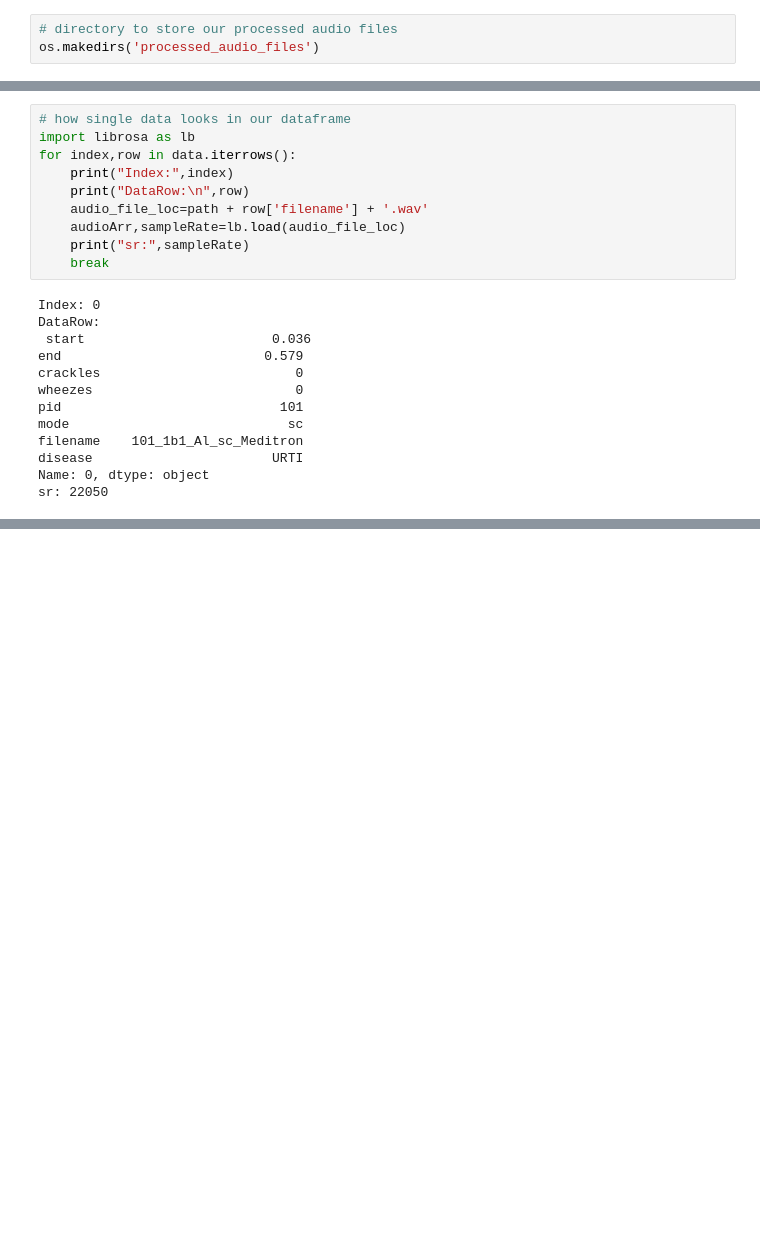
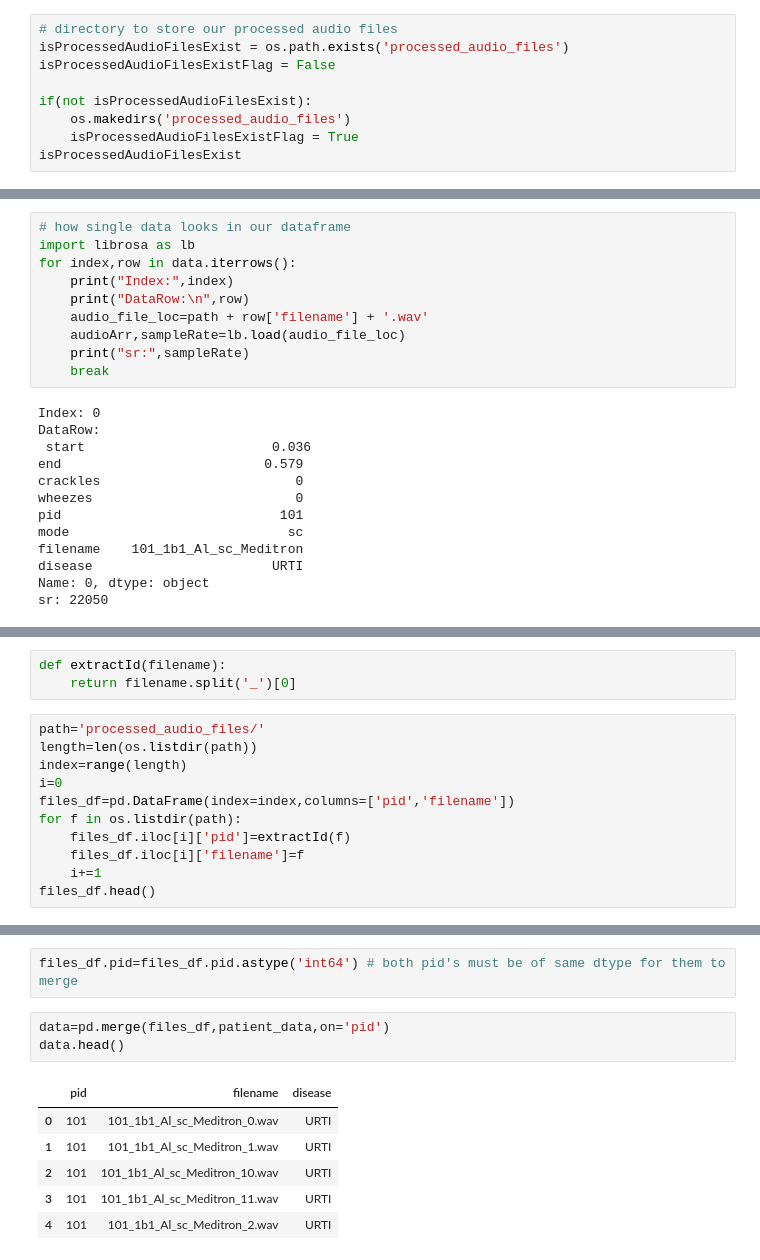
Before and after one commit to adityahbapat/Respiratory-Disorder-Classification-Based-on-Lung-Auscultation-Sounds, a Jupyter notebook: respiratory_disorder_classification.ipynb, the cells around one changed output, grey strips where cells are left out. Saved outputs shown, nothing was run; the diff lists cells and outputs as text; blank space fills up the shorter version.

```diff
--- a/respiratory_disorder_classification.ipynb
+++ b/respiratory_disorder_classification.ipynb
@@ -221,4 +226,10 @@ Zero-padding refers to the process of symmetrically adding zeroes to the input m
 Here zero padding would mean silence.
 # %%
 # directory to store our processed audio files
-os.makedirs('processed_audio_files')
+isProcessedAudioFilesExist = os.path.exists('processed_audio_files')
+isProcessedAudioFilesExistFlag = False
+
+if(not isProcessedAudioFilesExist):
+    os.makedirs('processed_audio_files')
+    isProcessedAudioFilesExistFlag = True
+isProcessedAudioFilesExist
@@ -295,0 +374,14 @@ Total Files Processed:  6898
+# %%
+def extractId(filename):
+    return filename.split('_')[0]
+# %%
+path='processed_audio_files/'
+length=len(os.listdir(path))
+index=range(length)
+i=0
+files_df=pd.DataFrame(index=index,columns=['pid','filename'])
+for f in os.listdir(path):
+    files_df.iloc[i]['pid']=extractId(f)
+    files_df.iloc[i]['filename']=f
+    i+=1
+files_df.head()
@@ -295,0 +395,12 @@ Total Files Processed:  6898
+# %%
+files_df.pid=files_df.pid.astype('int64') # both pid's must be of same dtype for them to merge
+# %%
+data=pd.merge(files_df,patient_data,on='pid')
+data.head()
+# %% [output]
+|  | pid | filename | disease |
+| 0 | 101 | 101_1b1_Al_sc_Meditron_0.wav | URTI |
+| 1 | 101 | 101_1b1_Al_sc_Meditron_1.wav | URTI |
+| 2 | 101 | 101_1b1_Al_sc_Meditron_10.wav | URTI |
+| 3 | 101 | 101_1b1_Al_sc_Meditron_11.wav | URTI |
+| 4 | 101 | 101_1b1_Al_sc_Meditron_2.wav | URTI |
```
Also changed, not shown: parts of 22 cells of this notebook.
